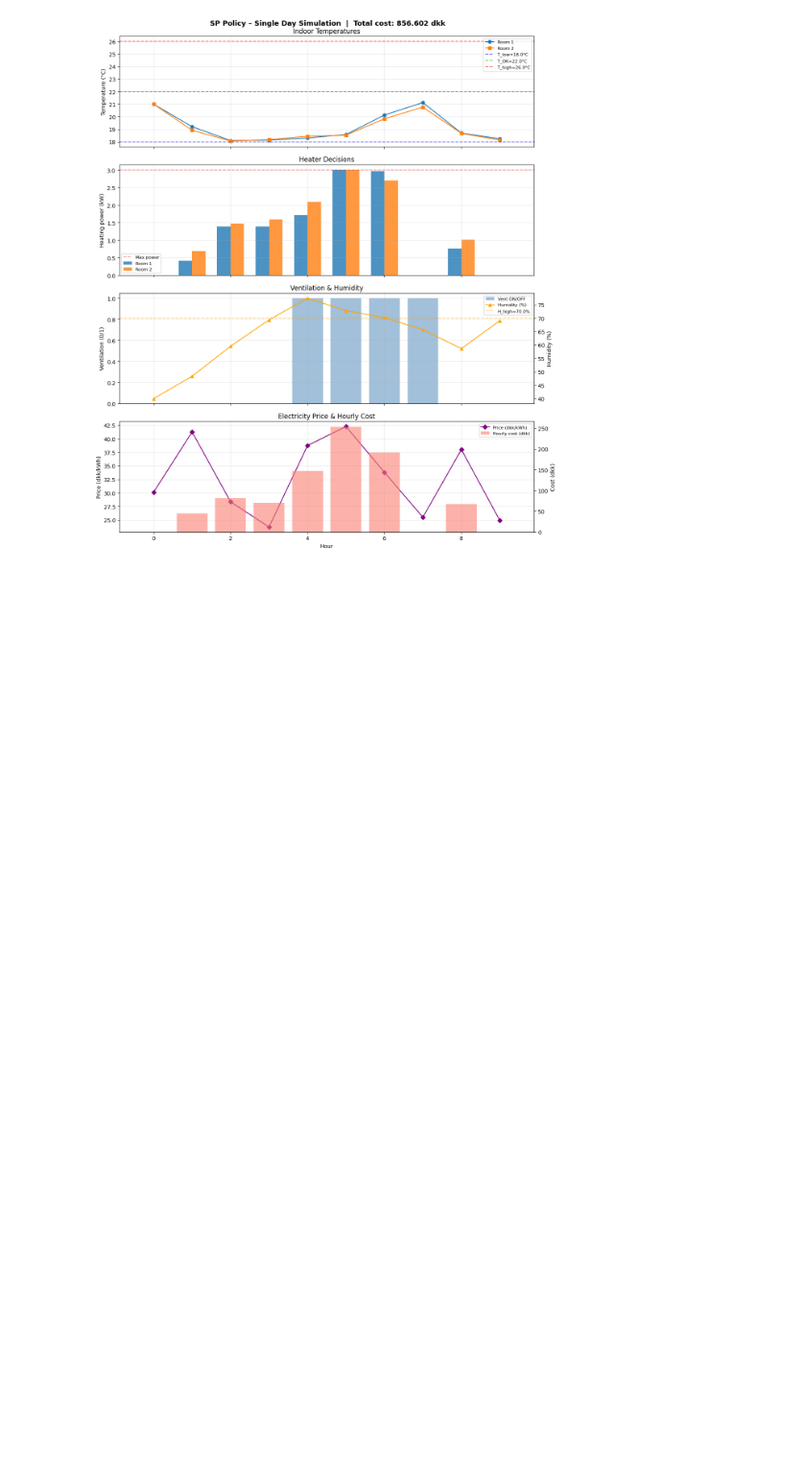
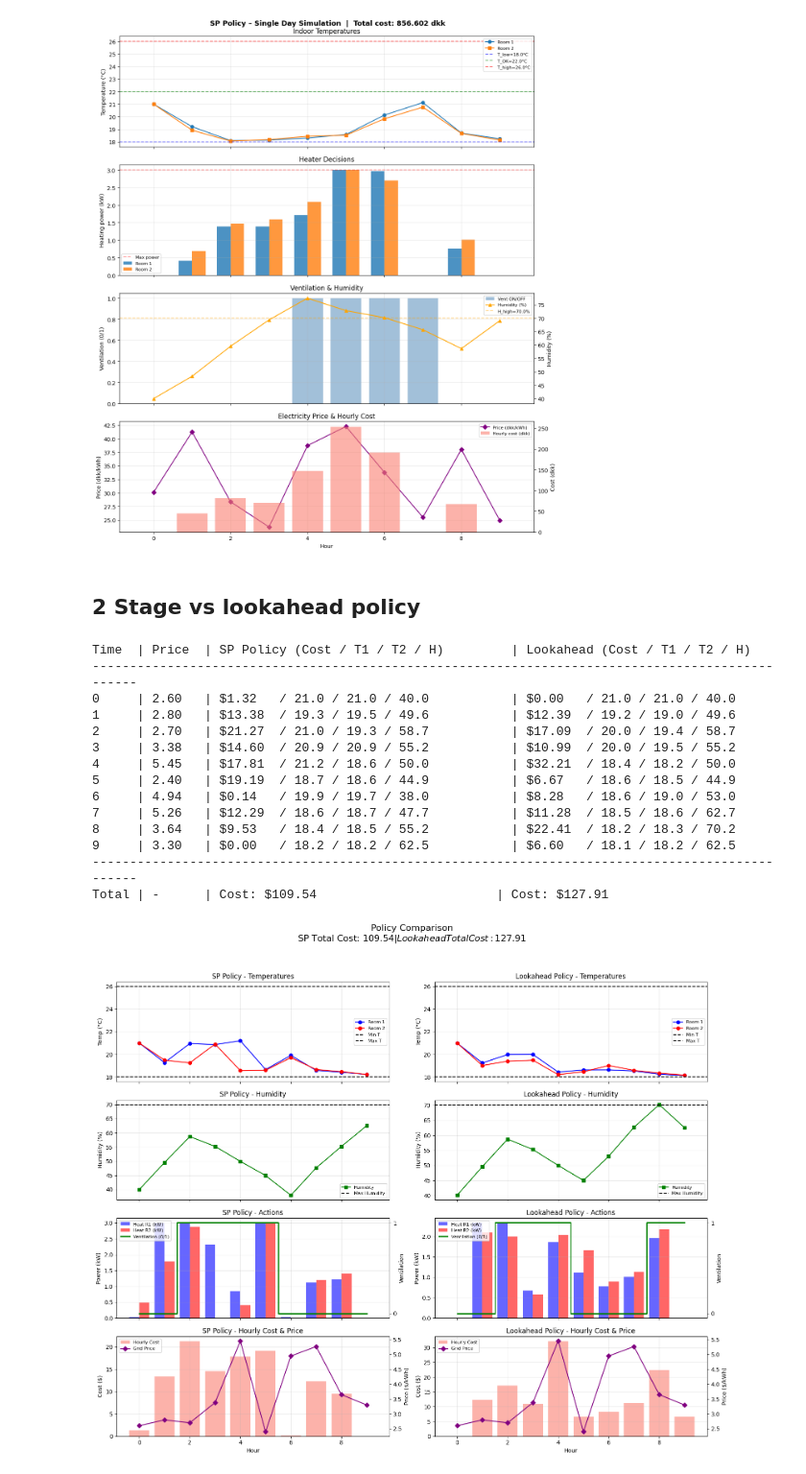
Before and after one commit to mauricioparas03-ops/Decision_project, a Jupyter notebook: PART_B/SP_policy_Task3.ipynb, the cells around one changed output. Shown at 96% size. Drawn from its saved outputs; the diff is of its cells as text; code cells hidden in the pictures; blank space fills up the shorter version.

Commit message:
updated lookahead

```diff
--- a/PART_B/SP_policy_Task3.ipynb
+++ b/PART_B/SP_policy_Task3.ipynb
@@ -1214,3 +1623,5 @@ plt.tight_layout()
 plt.show()
 # %% [output]
 [figure]
+# %% [markdown]
+## 2 Stage vs lookahead policy
@@ -1216,0 +1796,32 @@ plt.show()
+# %%
+# 1. Initialize reproducible data and scenarios
+_rng = np.random.default_rng(seed=22)
+sample_prices = [float(np.clip(_rng.normal(4, 1), 0, 12)) for _ in range(10)]
+sample_occ_r1 = [float(np.clip(_rng.normal(30, 5), 20, 50)) for _ in range(10)]
+sample_occ_r2 = [float(np.clip(_rng.normal(20, 4), 10, 30)) for _ in range(10)]
+gen_data = sample_prices, sample_occ_r1, sample_occ_r2
+
+# 2. Run the combined environment
+log_sp, log_look = run_and_compare_policies(
+    initial_state=initial_state,
+    gen_data=gen_data,
+    policy_sp=SP_policy,
+    policy_lookahead=lookahead_policy, # Replace with the exact name of your lookahead policy function
+    horizon=10
+)
+# %% [output]
+Time  | Price  | SP Policy (Cost / T1 / T2 / H)         | Lookahead (Cost / T1 / T2 / H)
+-------------------------------------------------------------------------------------------------
+0     | 2.60   | $1.32   / 21.0 / 21.0 / 40.0           | $0.00   / 21.0 / 21.0 / 40.0
+1     | 2.80   | $13.38  / 19.3 / 19.5 / 49.6           | $12.39  / 19.2 / 19.0 / 49.6
+2     | 2.70   | $21.27  / 21.0 / 19.3 / 58.7           | $17.09  / 20.0 / 19.4 / 58.7
+3     | 3.38   | $14.60  / 20.9 / 20.9 / 55.2           | $10.99  / 20.0 / 19.5 / 55.2
+4     | 5.45   | $17.81  / 21.2 / 18.6 / 50.0           | $32.21  / 18.4 / 18.2 / 50.0
+5     | 2.40   | $19.19  / 18.7 / 18.6 / 44.9           | $6.67   / 18.6 / 18.5 / 44.9
+6     | 4.94   | $0.14   / 19.9 / 19.7 / 38.0           | $8.28   / 18.6 / 19.0 / 53.0
+7     | 5.26   | $12.29  / 18.6 / 18.7 / 47.7           | $11.28  / 18.5 / 18.6 / 62.7
+8     | 3.64   | $9.53   / 18.4 / 18.5 / 55.2           | $22.41  / 18.2 / 18.3 / 70.2
+9     | 3.30   | $0.00   / 18.2 / 18.2 / 62.5           | $6.60   / 18.1 / 18.2 / 62.5
+-------------------------------------------------------------------------------------------------
+Total | -      | Cost: $109.54                        | Cost: $127.91
+[figure, added]
```
Also changed, not shown: parts of 8 cells of this notebook.
